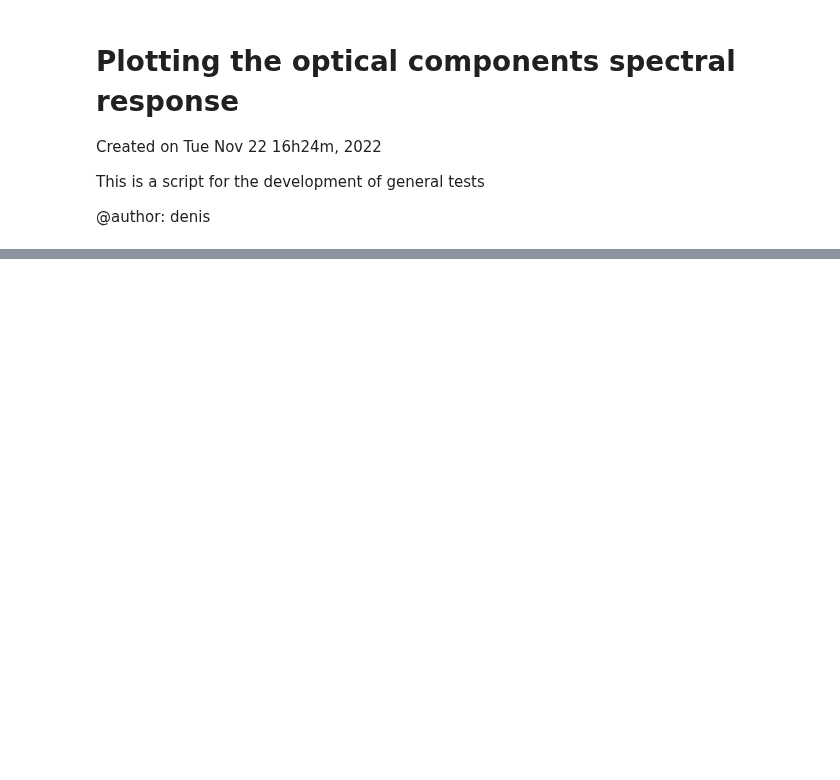
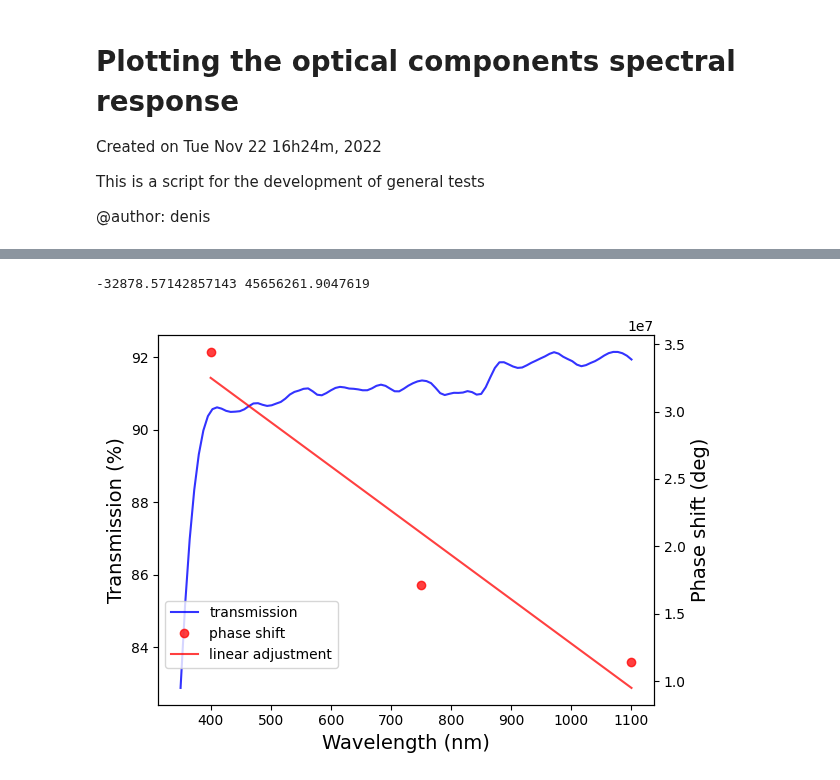
Before and after one commit to DBernardes/AIS, a Jupyter notebook: notebook/spectral_responses.ipynb, the cells around one changed output, grey strips where cells are left out. Saved outputs shown, nothing was run; the diff lists cells and outputs as text; code cells hidden in the pictures; blank space fills up the shorter version.

```diff
--- a/notebook/spectral_responses.ipynb
+++ b/notebook/spectral_responses.ipynb
@@ -462,34 +474,41 @@ file = "depolarizer_shifts.txt"
 dict = {"wavelength": [], "shift": []}
 with open(os.path.join(base_path, file), "r") as file:
     text = file.readlines()
 
 for line in text[1:4]:
     line = line.split(",")
     dict["wavelength"].append(float(line[0]))
     dict["shift"].append(float(line[2]))
 
 x, y = np.asarray(dict["wavelength"]), dict["shift"]
 slope, intercept, *_ = linregress(x, y)
 adjust = lambda x: slope * x + intercept
 print(slope, intercept)
 
 fontsize = 14
 ch = Channel(1)
 wv = np.linspace(350, 1100, 100)
 depol = ch.get_spectral_response(wv, "depolarizer.csv") * 100
 
 fig, ax1 = plt.subplots()
 ax1.plot(wv, depol, "b-", alpha=0.8, label="transmission")
 ax1.set_ylabel("Transmission (%)", fontsize=fontsize)
 ax1.set_xlabel("Wavelength (nm)", fontsize=fontsize)
 
 ax2 = ax1.twinx()
 ax2.plot(x, y, "ro", alpha=0.75, label="phase shift")
 ax2.plot(x, adjust(x), "r-", alpha=0.75, label="linear adjustment")
 ax2.set_ylabel("Phase shift (deg)", fontsize=fontsize)
 fig.legend(loc="upper left", bbox_to_anchor=(0, 0.3), bbox_transform=ax1.transAxes)
 
-plt.savefig(os.path.join("figures", "depolarizador_transmissao.png"), dpi=300)
+plt.savefig(
+    os.path.join("figures", "depolarizador_transmissao.png"),
+    dpi=300,
+    bbox_inches="tight",
+)
+# %% [output]
+-32878.57142857143 45656261.9047619
+[figure, added]
 # %%
 # PLOT SPECTRAL RESPONSE OF AN UNIQUE OPTICAL COMPONENT
 
```
Also changed, not shown: parts of 6 cells of this notebook, 6 other files.
